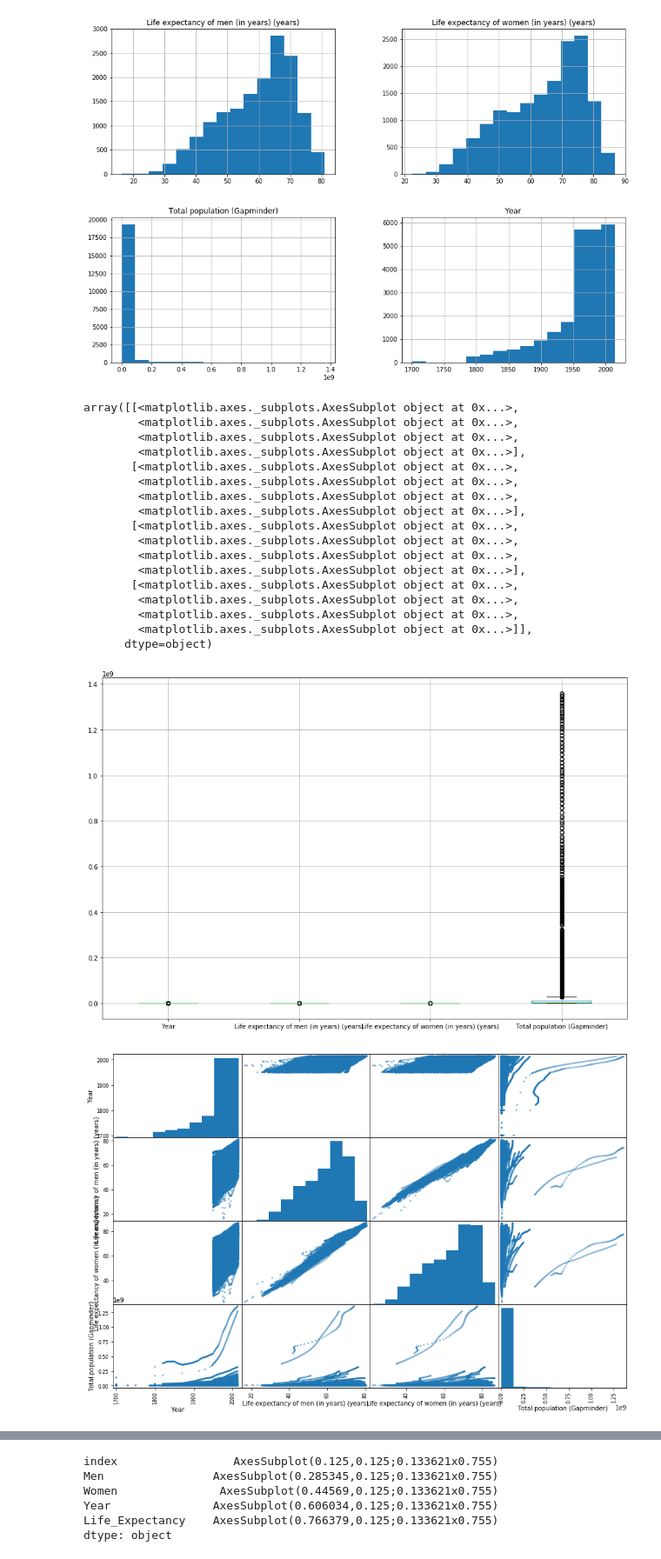
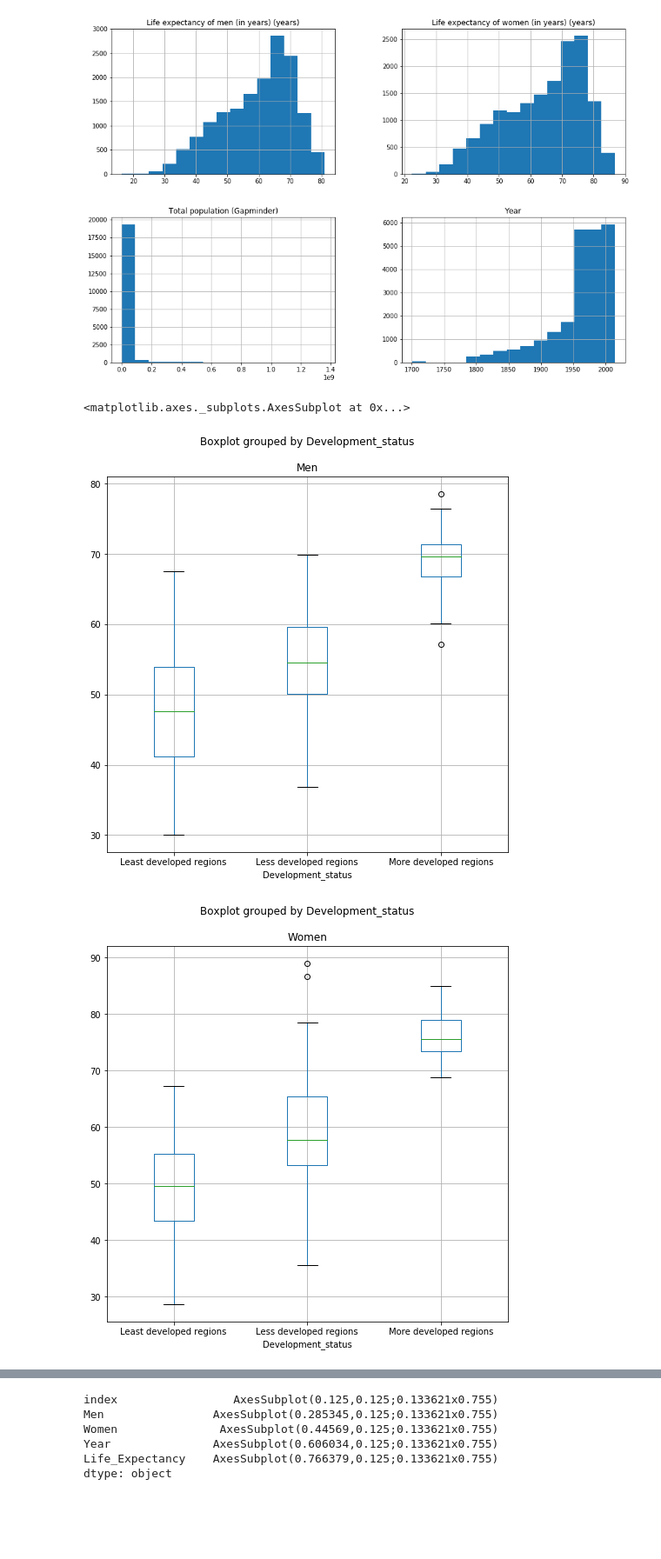
Before and after one commit to cdigap/ProgDA_Project, a Jupyter notebook: DataAnalytics_Project.ipynb, the cells around one changed output, grey strips where cells are left out. Shown: that part at 87% size. Drawn from its saved outputs; the diff is of its cells as text; code cells hidden in the pictures; blank space fills up the shorter version.

Commit message:
Added Correlation segment and updated some graphs.

```diff
--- a/DataAnalytics_Project.ipynb
+++ b/DataAnalytics_Project.ipynb
@@ -66,25 +66,9 @@ array([[<matplotlib.axes._subplots.AxesSubplot object at 0x...>,
 # %%
 %matplotlib inline
 figsize = (15, 10)
-df.boxplot(figsize = (15, 10))
-scatter_matrix(df,figsize = (15, 10))
+df.boxplot(column='Men', by='Development_status', figsize = (8, 8))
+df.boxplot(column='Women', by='Development_status', figsize = (8, 8))
 # %% [output]
-array([[<matplotlib.axes._subplots.AxesSubplot object at 0x...>,
-        <matplotlib.axes._subplots.AxesSubplot object at 0x...>,
-        <matplotlib.axes._subplots.AxesSubplot object at 0x...>,
-        <matplotlib.axes._subplots.AxesSubplot object at 0x...>],
-       [<matplotlib.axes._subplots.AxesSubplot object at 0x...>,
-        <matplotlib.axes._subplots.AxesSubplot object at 0x...>,
-        <matplotlib.axes._subplots.AxesSubplot object at 0x...>,
-        <matplotlib.axes._subplots.AxesSubplot object at 0x...>],
-       [<matplotlib.axes._subplots.AxesSubplot object at 0x...>,
-        <matplotlib.axes._subplots.AxesSubplot object at 0x...>,
-        <matplotlib.axes._subplots.AxesSubplot object at 0x...>,
-        <matplotlib.axes._subplots.AxesSubplot object at 0x...>],
-       [<matplotlib.axes._subplots.AxesSubplot object at 0x...>,
-        <matplotlib.axes._subplots.AxesSubplot object at 0x...>,
-        <matplotlib.axes._subplots.AxesSubplot object at 0x...>,
-        <matplotlib.axes._subplots.AxesSubplot object at 0x...>]],
-      dtype=object)
+<matplotlib.axes._subplots.AxesSubplot at 0x...>
-[figure, old version]
+[figure, new version]
-[figure, old version]
+[figure, new version]
```
Also changed, not shown: parts of 27 cells of this notebook.
